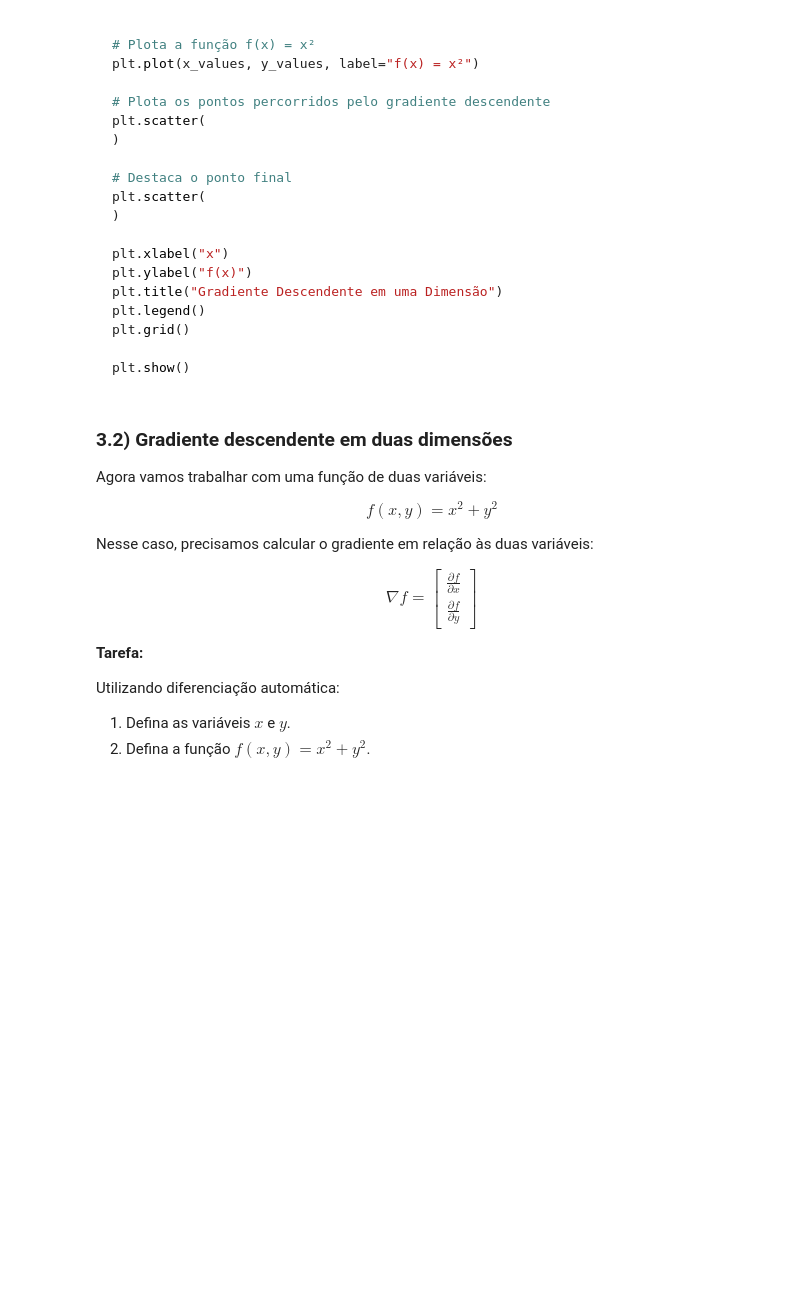
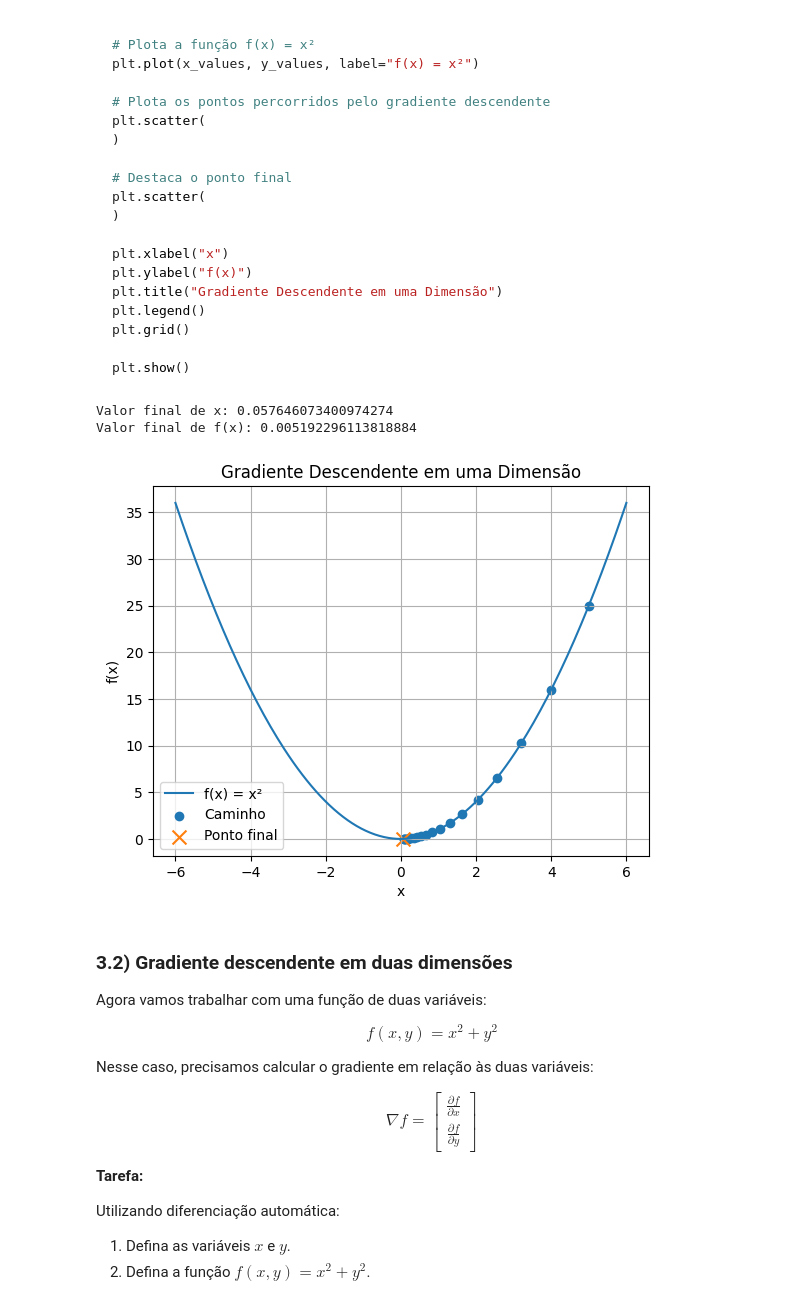
Before and after one commit to MateusSouza48/SEL0339---VisaoComputacional, a Jupyter notebook: praticas/Lista_de_Exercicio_3.ipynb, the cells around one changed output. Drawn from its saved outputs; the diff is of its cells as text; code cells hidden in the pictures; blank space fills up the shorter version.

```diff
--- a/praticas/Lista_de_Exercicio_3.ipynb
+++ b/praticas/Lista_de_Exercicio_3.ipynb
@@ -797,3 +789,79 @@ plt.show()
+# %%
+## -- Seu código começa AQUI -- ##
+
+# Função f(x) = x²
+def squared(x):
+    return x * x
+
+# Valor inicial de x
+x = torch.tensor(5.0, requires_grad=True)
+
+# Taxa de aprendizado
+learning_rate = 0.1
+
+# Número de iterações
+epochs = 20
+
+# Armazenar os valores visitados
+history = []
+
+
+for epoch in range(epochs):
+
+    # Calcula f(x)
+    f = squared(x)
+
+    # Calcula automaticamente o gradiente
+    f.backward()
+
+    # Guarda o valor atual de x
+    history.append(x.item())
+
+    # Atualiza x
+    with torch.no_grad():
+        x -= learning_rate * x.grad
+
+    # Zera o gradiente para a próxima iteração
+    x.grad.zero_()
+
+
+print("Valor final de x:", x.item())
+print("Valor final de f(x):", f.item())
+
+
+
+## -- Seu código termina AQUI -- ##
+# %% [output]
+Valor final de x: 0.057646073400974274
+Valor final de f(x): 0.005192296113818884
+# %%
+## -- Seu código começa AQUI -- ##
+# Valores para desenhar a função
+x_values = np.linspace(-6, 6, 200)
+y_values = x_values**2
+
+# Converte o histórico para um array
+history = np.array(history)
+
+# Plota a função f(x) = x²
+plt.plot(x_values, y_values, label="f(x) = x²")
+
+# Plota os pontos percorridos pelo gradiente descendente
+plt.scatter(history, history**2, label="Caminho")
+
+# Destaca o ponto final
+plt.scatter(x.item(), x.item()**2, marker="x", s=100, label="Ponto final")
+
+plt.xlabel("x")
+plt.ylabel("f(x)")
+plt.title("Gradiente Descendente em uma Dimensão")
+plt.legend()
+plt.grid()
+
+plt.show()
+## -- Seu código termina AQUI -- ##
+# %% [output]
+[figure, added]
 # %% [markdown]
 ### 3.2) Gradiente descendente em duas dimensões
 
```
Also changed, not shown: parts of 6 cells of this notebook.
